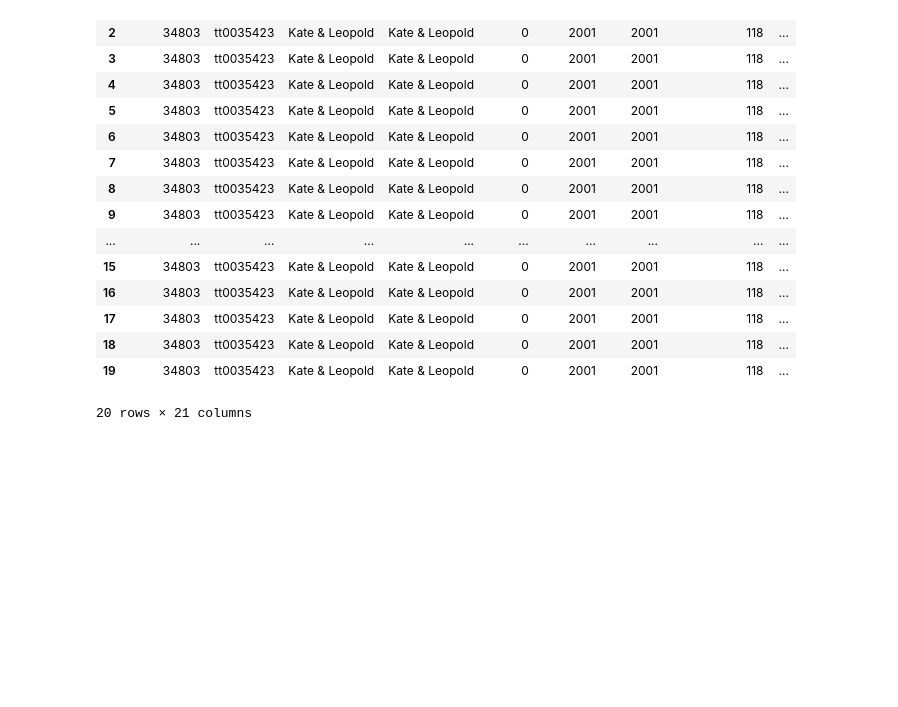
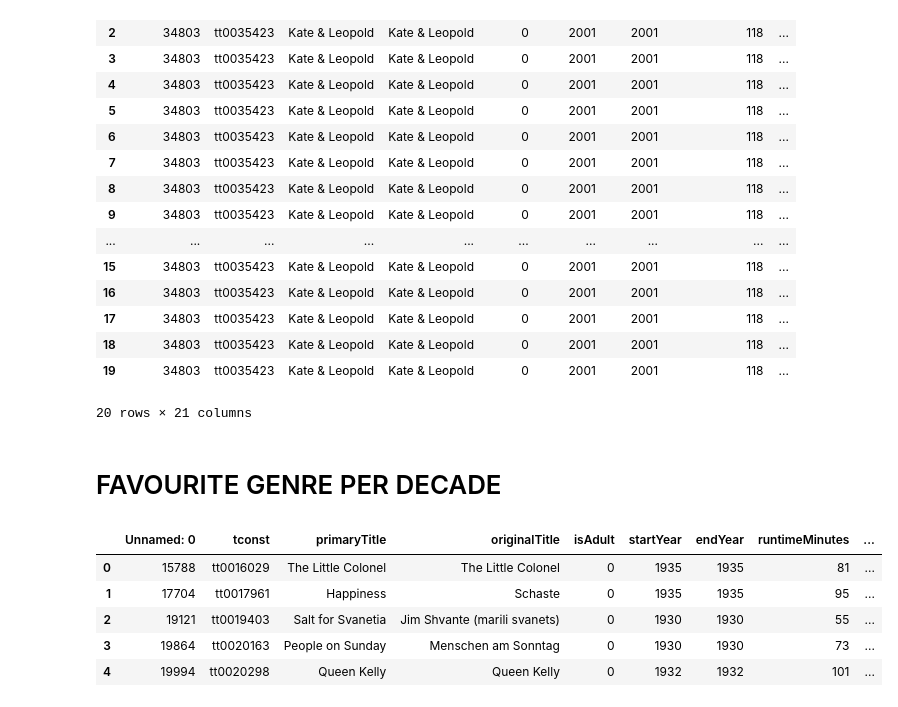
Before and after one commit to Lozzio99/Madness, a Jupyter notebook: MadAnalysis.ipynb, the cells around one changed output. Saved outputs shown, nothing was run; the diff lists cells and outputs as text; code cells hidden in the pictures; blank space fills up the shorter version.

```diff
--- a/MadAnalysis.ipynb
+++ b/MadAnalysis.ipynb
@@ -28,3 +30,15 @@ db.head(20)
 | 18 | 34803 | tt0035423 | Kate & Leopold | Kate & Leopold | 0 | 2001 | 2001 | 118 | ... |
 | 19 | 34803 | tt0035423 | Kate & Leopold | Kate & Leopold | 0 | 2001 | 2001 | 118 | ... |
 20 rows × 21 columns
+# %% [markdown]
+# FAVOURITE GENRE PER DECADE
+# %%
+db2 = pd.read_csv('db_files/movies_db_cleaned.csv')
+db2.head()
+# %% [output]
+|  | Unnamed: 0 | tconst | primaryTitle | originalTitle | isAdult | startYear | endYear | runtimeMinutes | ... |
+| 0 | 15788 | tt0016029 | The Little Colonel | The Little Colonel | 0 | 1935 | 1935 | 81 | ... |
+| 1 | 17704 | tt0017961 | Happiness | Schaste | 0 | 1935 | 1935 | 95 | ... |
+| 2 | 19121 | tt0019403 | Salt for Svanetia | Jim Shvante (marili svanets) | 0 | 1930 | 1930 | 55 | ... |
+| 3 | 19864 | tt0020163 | People on Sunday | Menschen am Sonntag | 0 | 1930 | 1930 | 73 | ... |
+| 4 | 19994 | tt0020298 | Queen Kelly | Queen Kelly | 0 | 1932 | 1932 | 101 | ... |
```
Also changed, not shown: parts of 4 cells of this notebook.
